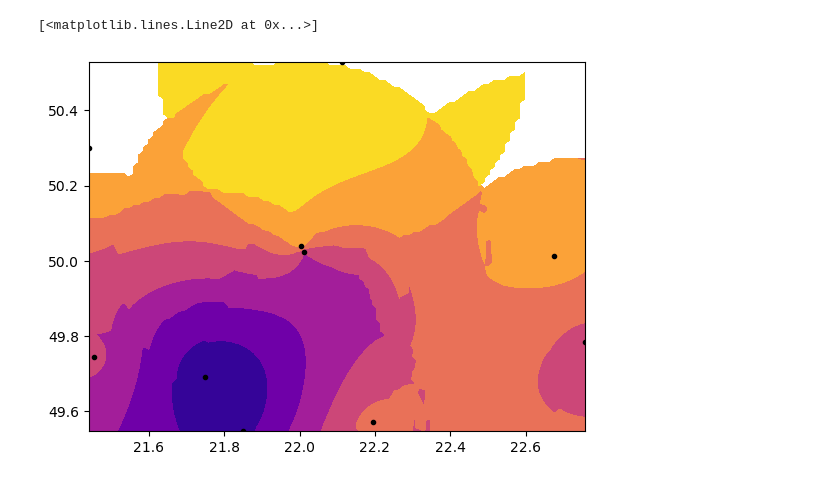
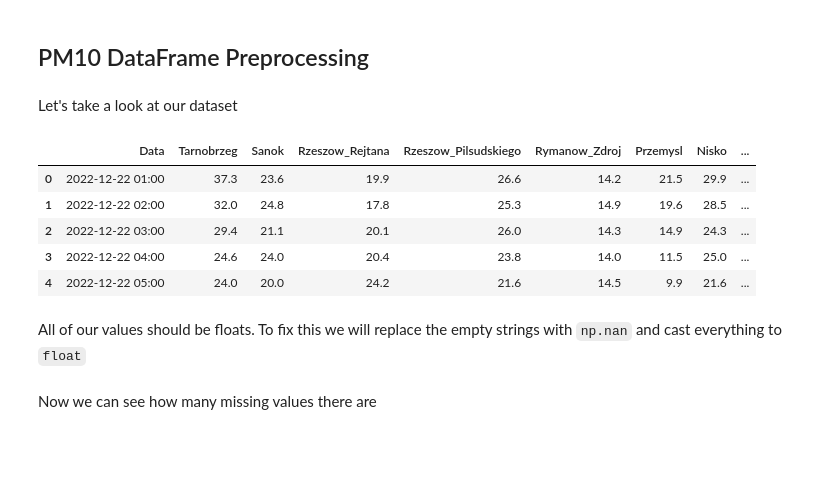
Before and after one commit to owczr/procesy-stochastyczne, a Jupyter notebook: projekt1/pm10_simulations.ipynb, the cells around one changed output. Saved outputs shown, nothing was run; the diff lists cells and outputs as text; code cells hidden in the pictures; blank space fills up the shorter version.

```diff
--- a/projekt1/pm10_simulations.ipynb
+++ b/projekt1/pm10_simulations.ipynb
@@ -398,6 +45,2 @@ xx, yy = np.mgrid[min_x:max_x:100j, min_y:max_y:100j]
-# %%
-plt.contourf(xx, yy, kriging_map, cmap='plasma')
-plt.plot(gdf_podkarpacie_cities['geometry'].x, gdf_podkarpacie_cities['geometry'].y, 'k.')
-# %% [output]
-[<matplotlib.lines.Line2D at 0x...>]
-[figure, removed]
+# %% [markdown]
+## PM10 DataFrame Preprocessing
@@ -403,0 +51,11 @@ plt.plot(gdf_podkarpacie_cities['geometry'].x, gdf_podkarpacie_cities['geometry'
+# %% [markdown]
+Let's take a look at our dataset
+# %%
+pm10_df.head()
+# %% [output]
+|  | Data | Tarnobrzeg | Sanok | Rzeszow_Rejtana | Rzeszow_Pilsudskiego | Rymanow_Zdroj | Przemysl | Nisko | ... |
+| 0 | 2022-12-22 01:00 | 37.3 | 23.6 | 19.9 | 26.6 | 14.2 | 21.5 | 29.9 | ... |
+| 1 | 2022-12-22 02:00 | 32.0 | 24.8 | 17.8 | 25.3 | 14.9 | 19.6 | 28.5 | ... |
+| 2 | 2022-12-22 03:00 | 29.4 | 21.1 | 20.1 | 26.0 | 14.3 | 14.9 | 24.3 | ... |
+| 3 | 2022-12-22 04:00 | 24.6 | 24.0 | 20.4 | 23.8 | 14.0 | 11.5 | 25.0 | ... |
+| 4 | 2022-12-22 05:00 | 24.0 | 20.0 | 24.2 | 21.6 | 14.5 | 9.9 | 21.6 | ... |
@@ -403,0 +64,2 @@ plt.plot(gdf_podkarpacie_cities['geometry'].x, gdf_podkarpacie_cities['geometry'
+# %% [markdown]
+All of our values should be floats. To fix this we will replace the empty strings with `np.nan` and cast everything to `float`
@@ -403,0 +72,2 @@ plt.plot(gdf_podkarpacie_cities['geometry'].x, gdf_podkarpacie_cities['geometry'
+# %% [markdown]
+Now we can see how many missing values there are
```
Also changed, not shown: parts of 126 cells of this notebook, 1 other file.
